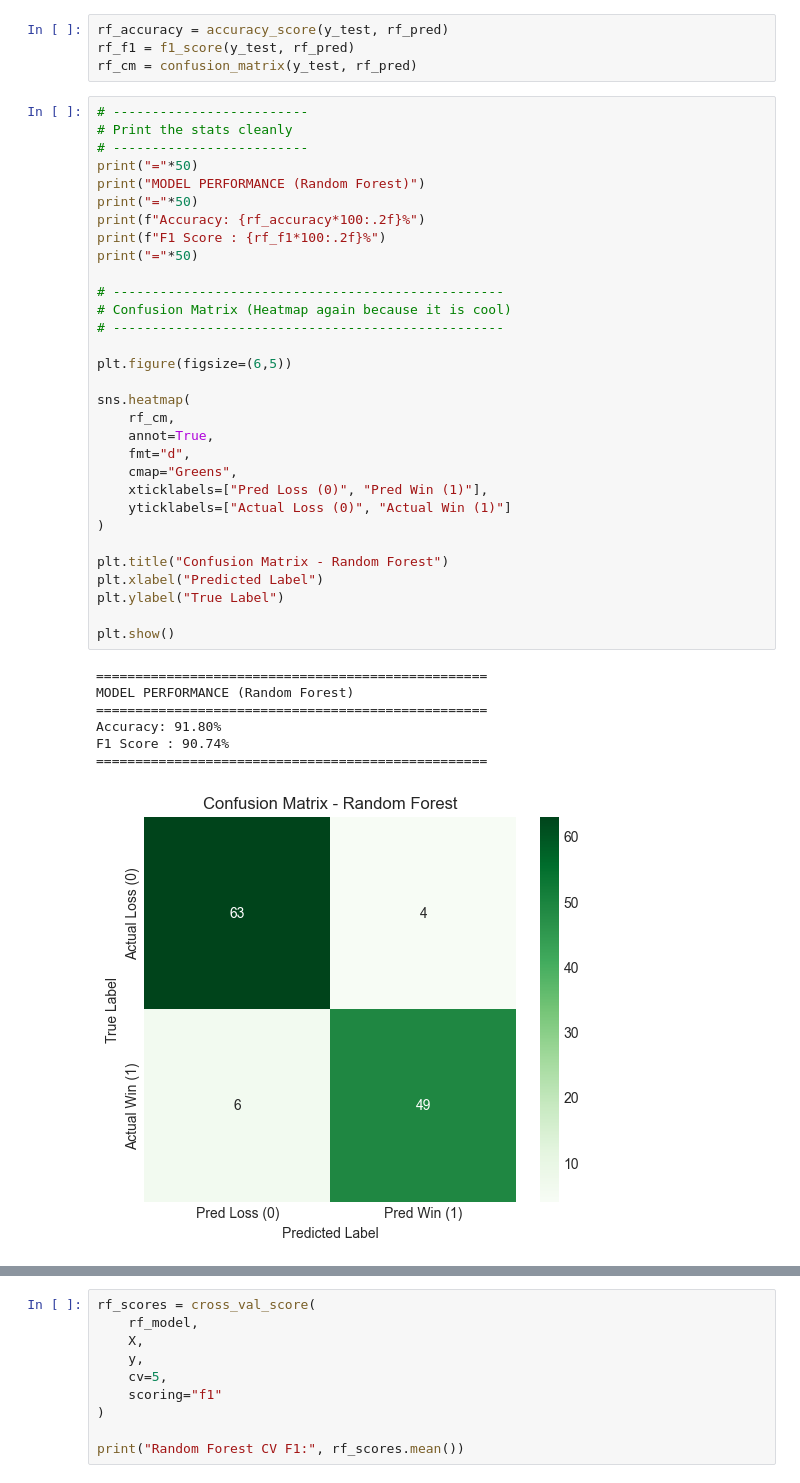
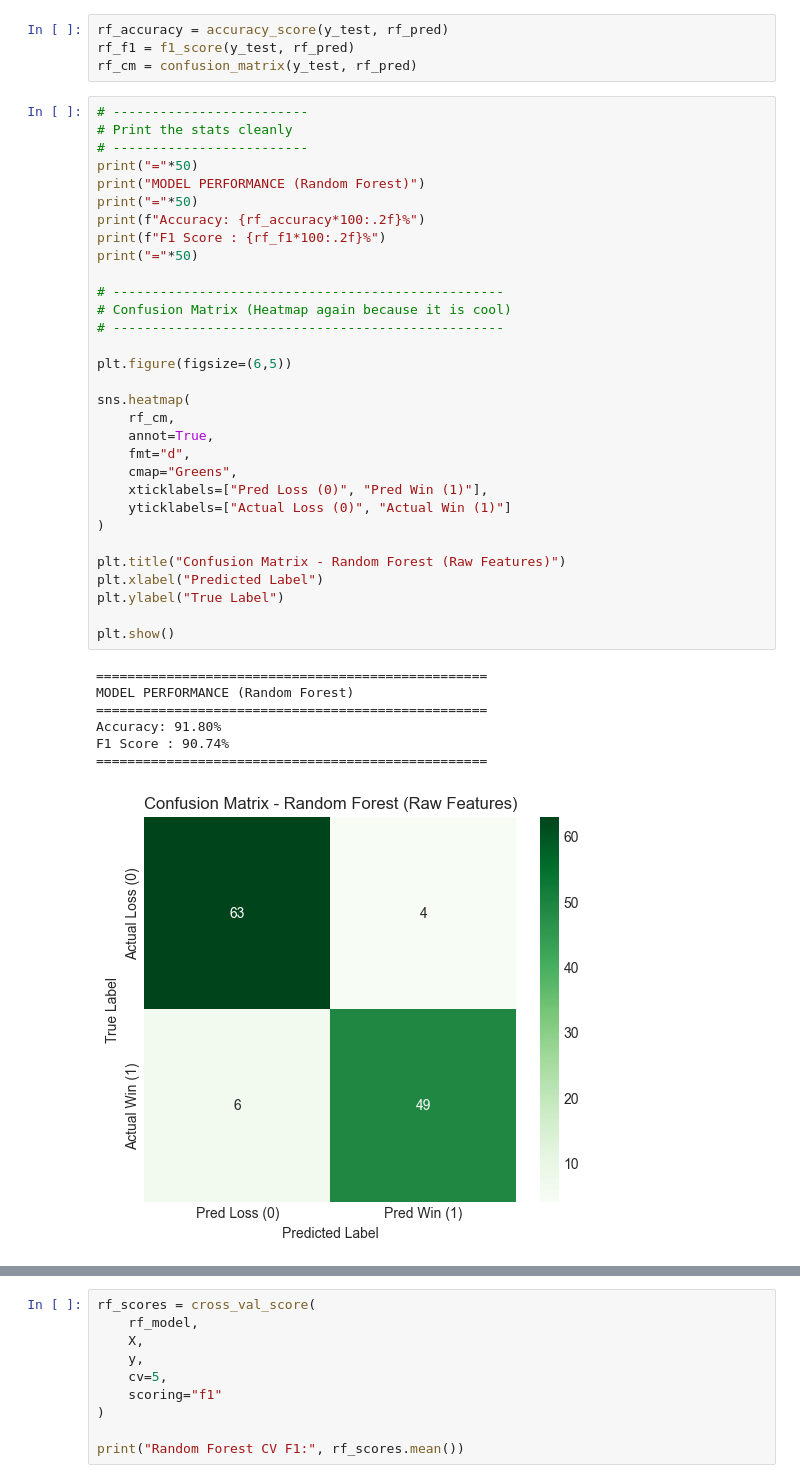
Before and after one commit to carev002/CS422-Machine-Learning-Project, a Jupyter notebook: CS422OWProject.ipynb, the cells around one changed output, grey strips where cells are left out. Drawn from its saved outputs; the diff is of its cells as text.

```diff
--- a/CS422OWProject.ipynb
+++ b/CS422OWProject.ipynb
@@ -227,35 +227,35 @@ print("="*50)
 print(f"Accuracy: {rf_accuracy*100:.2f}%")
 print(f"F1 Score : {rf_f1*100:.2f}%")
 print("="*50)
 
 # --------------------------------------------------
 # Confusion Matrix (Heatmap again because it is cool)
 # --------------------------------------------------
 
 plt.figure(figsize=(6,5))
 
 sns.heatmap(
     rf_cm,
     annot=True,
     fmt="d",
     cmap="Greens",
     xticklabels=["Pred Loss (0)", "Pred Win (1)"],
     yticklabels=["Actual Loss (0)", "Actual Win (1)"]
 )
 
-plt.title("Confusion Matrix - Random Forest")
+plt.title("Confusion Matrix - Random Forest (Raw Features)")
 plt.xlabel("Predicted Label")
 plt.ylabel("True Label")
 
 plt.show()
 # %% [output]
 ==================================================
 MODEL PERFORMANCE (Random Forest)
 ==================================================
 Accuracy: 91.80%
 F1 Score : 90.74%
 ==================================================
-[figure, old version]
+[figure, new version]
 # %%
 importance = pd.DataFrame({
     "Feature": X.columns,
```
Also changed, not shown: parts of 11 cells of this notebook.
